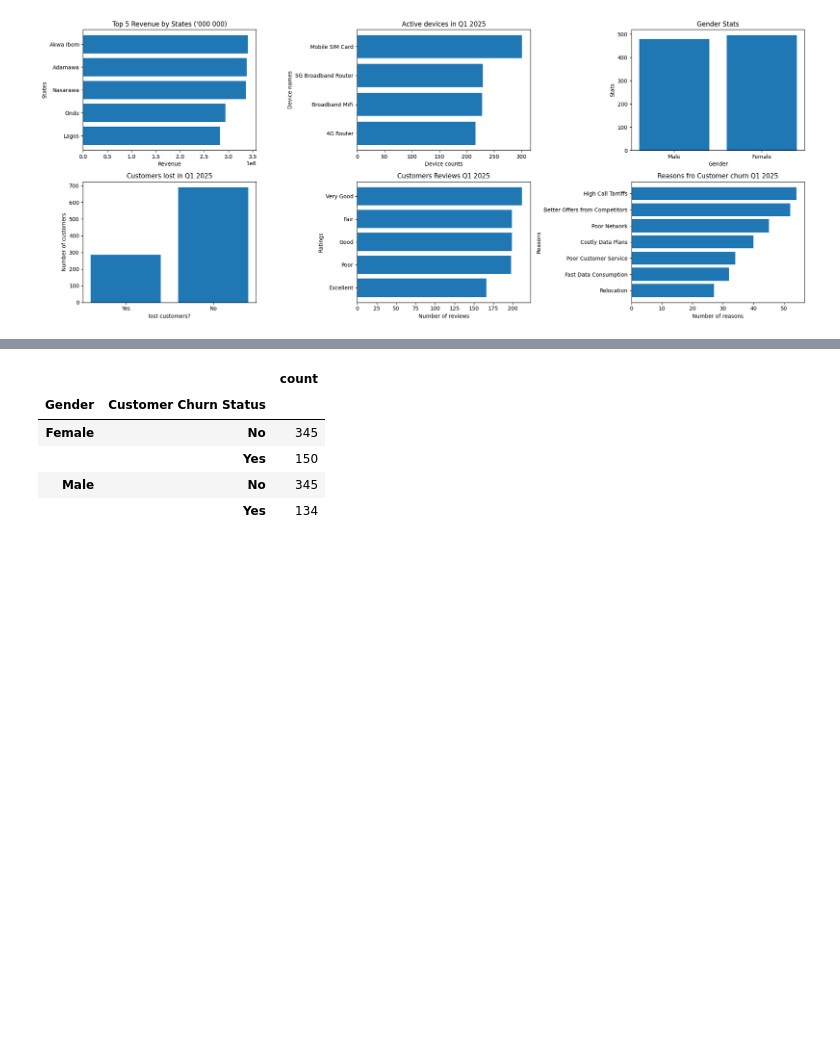
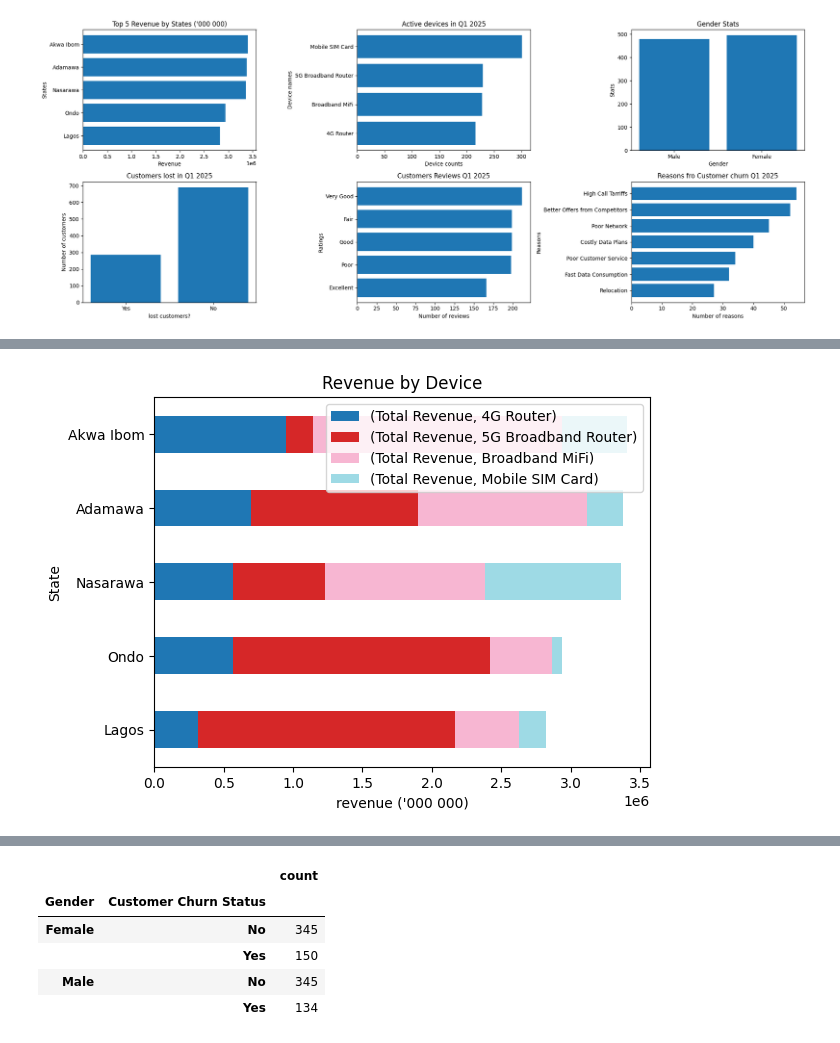
Before and after one commit to tapiwamesa/MTN-Nigeria-customer-churn-prediction-model, a Jupyter notebook: MTN_Nigeria_Customer_Churn_Prediction.ipynb, the cells around one changed output, grey strips where cells are left out. Cells and saved outputs as stored; diff of their text form; code cells hidden in the pictures; blank space fills up the shorter version.

```diff
--- a/MTN_Nigeria_Customer_Churn_Prediction.ipynb
+++ b/MTN_Nigeria_Customer_Churn_Prediction.ipynb
@@ -190,0 +215,6 @@ np.float64(22.133909410769697)
+# %%
+# Top 5 Revenue Generating States breakdown by Device
+
+state_dev_rev = mtn[["Total Revenue", "State", "MTN Device"]].groupby(["State", "MTN Device"]).sum()
+state_dev_rev5 = state_dev_rev.loc[["Lagos", "Ondo", "Nasarawa", "Adamawa", "Akwa Ibom"]]
+state_dev_rev5
@@ -190,0 +240,5 @@ np.float64(22.133909410769697)
+# %%
+# Moving the MTN Device index elements into columns using unstack method
+
+unst = state_dev_rev5.unstack()
+unst
@@ -190,0 +254,10 @@ np.float64(22.133909410769697)
+# %%
+# Revenue stacked plot
+
+unst.plot(kind = "barh", stacked = True, colormap = "tab20")
+plt.legend(loc = "upper right")
+plt.title("Revenue by Device")
+plt.xlabel("revenue ('000 000)")
+plt.show()
+# %% [output]
+[figure, added]
```
Also changed, not shown: parts of 24 cells of this notebook.
